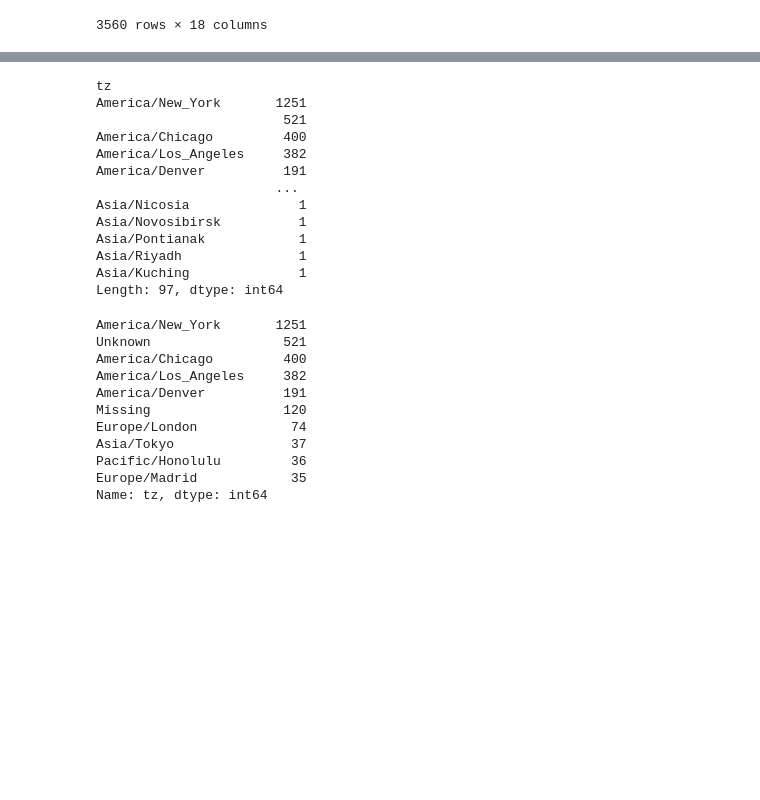
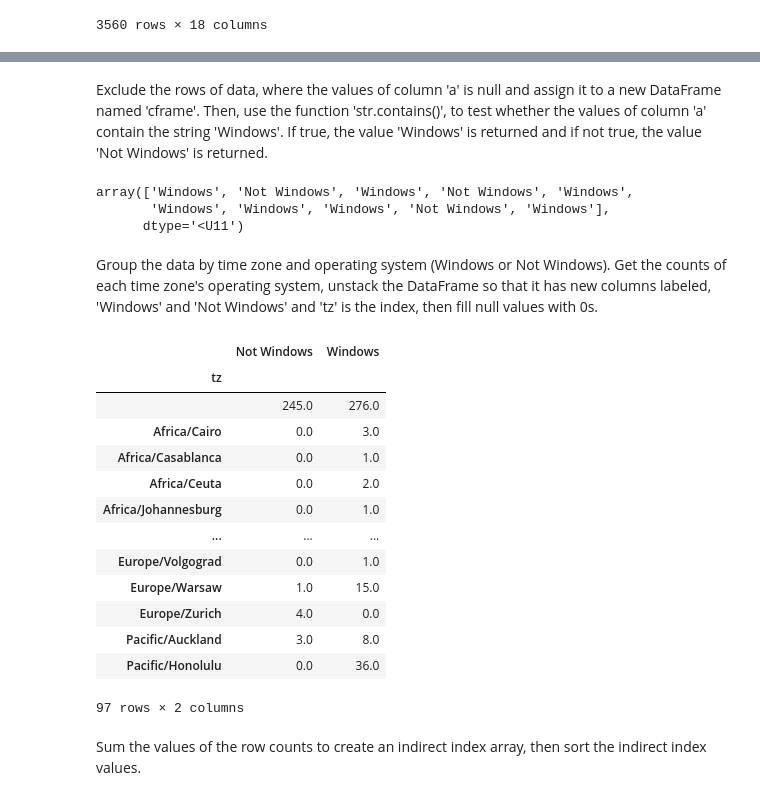
Before and after one commit to angcylau/ICS434, a Jupyter notebook: module_2/experience-1/experience-read-explore-data.ipynb, the cells around one changed output, grey strips where cells are left out. Cells and saved outputs as stored; diff of their text form; code cells hidden in the pictures; blank space fills up the shorter version.

```diff
--- a/module_2/experience-1/experience-read-explore-data.ipynb
+++ b/module_2/experience-1/experience-read-explore-data.ipynb
@@ -61,34 +54,33 @@ frame[['tz']][:10]
-# %%
-tz_counts = frame[['tz']].value_counts()
-tz_counts
-# %% [output]
-tz
-America/New_York       1251
-                        521
-America/Chicago         400
-America/Los_Angeles     382
-America/Denver          191
-                       ...
-Asia/Nicosia              1
-Asia/Novosibirsk          1
-Asia/Pontianak            1
-Asia/Riyadh               1
-Asia/Kuching              1
-Length: 97, dtype: int64
-# %%
-clean_tz = frame['tz'].fillna('Missing')
-clean_tz[clean_tz == ''] = 'Unknown'
-tz_counts = clean_tz.value_counts()
-tz_counts[:10]
-# %% [output]
-America/New_York       1251
-Unknown                 521
-America/Chicago         400
-America/Los_Angeles     382
-America/Denver          191
-Missing                 120
-Europe/London            74
-Asia/Tokyo               37
-Pacific/Honolulu         36
-Europe/Madrid            35
-Name: tz, dtype: int64
+# %% [markdown]
+Exclude the rows of data, where the values of column 'a' is null and assign it to a new DataFrame named 'cframe'. Then, use the function 'str.contains()', to test whether the values of column 'a' contain the string 'Windows'. If true, the value 'Windows' is returned and if not true, the value 'Not Windows' is returned.
+# %%
+cframe = frame[frame.a.notnull()]
+os = np.where(cframe['a'].str.contains('Windows'), 'Windows', 'Not Windows')
+os[:10]
+# %% [output]
+array(['Windows', 'Not Windows', 'Windows', 'Not Windows', 'Windows',
+       'Windows', 'Windows', 'Windows', 'Not Windows', 'Windows'],
+      dtype='<U11')
+# %% [markdown]
+Group the data by time zone and operating system (Windows or Not Windows). Get the counts of each time zone's operating system, unstack the DataFrame so that it has new columns labeled, 'Windows' and 'Not Windows' and 'tz' is the index, then fill null values with 0s.
+# %%
+by_tz_os = cframe.groupby(['tz', os])
+agg_counts = by_tz_os.size().unstack().fillna(0)
+agg_counts
+# %% [output]
+|  | Not Windows | Windows |
+| tz |  |  |
+|  | 245.0 | 276.0 |
+| Africa/Cairo | 0.0 | 3.0 |
+| Africa/Casablanca | 0.0 | 1.0 |
+| Africa/Ceuta | 0.0 | 2.0 |
+| Africa/Johannesburg | 0.0 | 1.0 |
+| ... | ... | ... |
+| Europe/Volgograd | 0.0 | 1.0 |
+| Europe/Warsaw | 1.0 | 15.0 |
+| Europe/Zurich | 4.0 | 0.0 |
+| Pacific/Auckland | 3.0 | 8.0 |
+| Pacific/Honolulu | 0.0 | 36.0 |
+97 rows × 2 columns
+# %% [markdown]
+Sum the values of the row counts to create an indirect index array, then sort the indirect index values.
```
Also changed, not shown: parts of 11 cells of this notebook.
